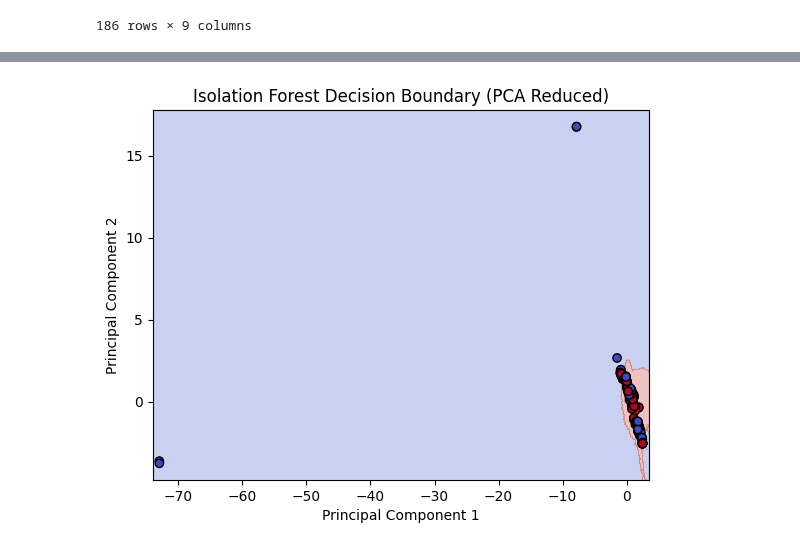
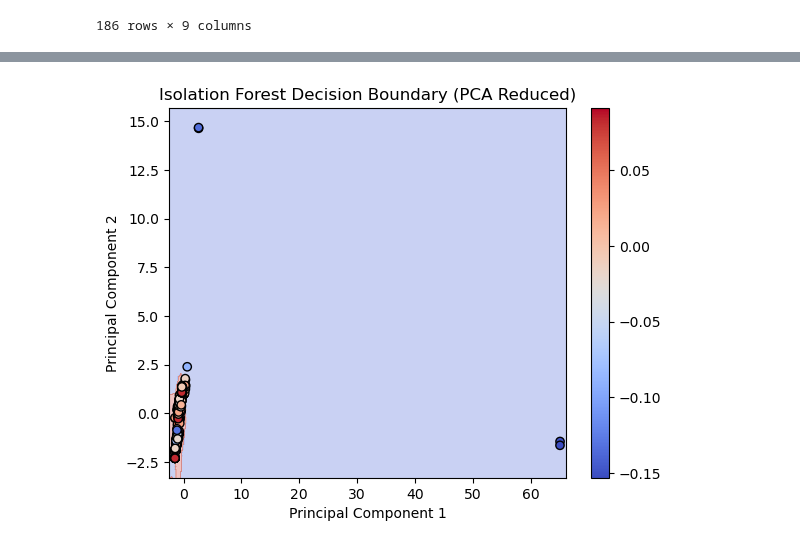
Before and after one commit to BU-Spark/pitne-season-watch, a Jupyter notebook: ML Experimentation.ipynb, the cells around one changed output, grey strips where cells are left out. Saved outputs shown, nothing was run; the diff lists cells and outputs as text; code cells hidden in the pictures.

```diff
--- a/ML Experimentation.ipynb
+++ b/ML Experimentation.ipynb
@@ -145,36 +155,39 @@ from sklearn.preprocessing import OneHotEncoder
 from sklearn.ensemble import IsolationForest
 import numpy as np
 
-#df_noNaN = df_noNaN.drop(["Distance_to_Centroid"], axis=1)
+# df_noNaN = df_noNaN.drop(["Distance_to_Centroid"], axis=1)
 
 model = IsolationForest(n_estimators = 500, verbose = 1, random_state = 42)
 
 model.fit(df_noNaN)
 preds = model.predict(df_noNaN)
+df_noNaN["Predictions"] = preds
+df_noNaN["Isolation scores"] = model.decision_function(df_noNaN)
 
 pca = PCA(n_components=2)
 components = pca.fit_transform(df_noNaN)
 
 xx, yy = np.meshgrid(np.linspace(components[:, 0].min() - 1, components[:, 0].max() + 1, 500),
                      np.linspace(components[:, 1].min() - 1, components[:, 1].max() + 1, 500))
 
 grid_points = np.c_[xx.ravel(), yy.ravel()]
 grid_points_original_space = pca.inverse_transform(grid_points)
 
 Z = model.predict(grid_points_original_space)
 Z = Z.reshape(xx.shape)
 
 plt.contourf(xx, yy, Z, cmap='coolwarm', alpha=0.3)
-plt.scatter(components[:, 0], components[:, 1], c=preds, cmap='coolwarm', edgecolors='k')
+plt.scatter(components[:, 0], components[:, 1], c=df_noNaN['Isolation scores'], cmap='coolwarm', edgecolors='k')
+plt.colorbar()
 plt.title('Isolation Forest Decision Boundary (PCA Reduced)')
 plt.xlabel('Principal Component 1')
 plt.ylabel('Principal Component 2')
 plt.show()
 
 df_noNaN["Predictions"] = preds
 
 pd.set_option("display.max_rows", 100000)
-display(df_noNaN[df_noNaN["Predictions"] == 1])
+display(df_noNaN[df_noNaN["Predictions"] == -1].sort_values(by='Isolation scores', ascending=True))
 # %% [output]
-[figure, old version]
+[figure, new version]
 |  | Leaves_fresh | Leaves_mature | Leaves_old | Flowers_bud | Flowers_open | Fruits_unripe | Fruits_ripe | ... |
```
Also changed, not shown: parts of 4 cells of this notebook, 1 other file.
